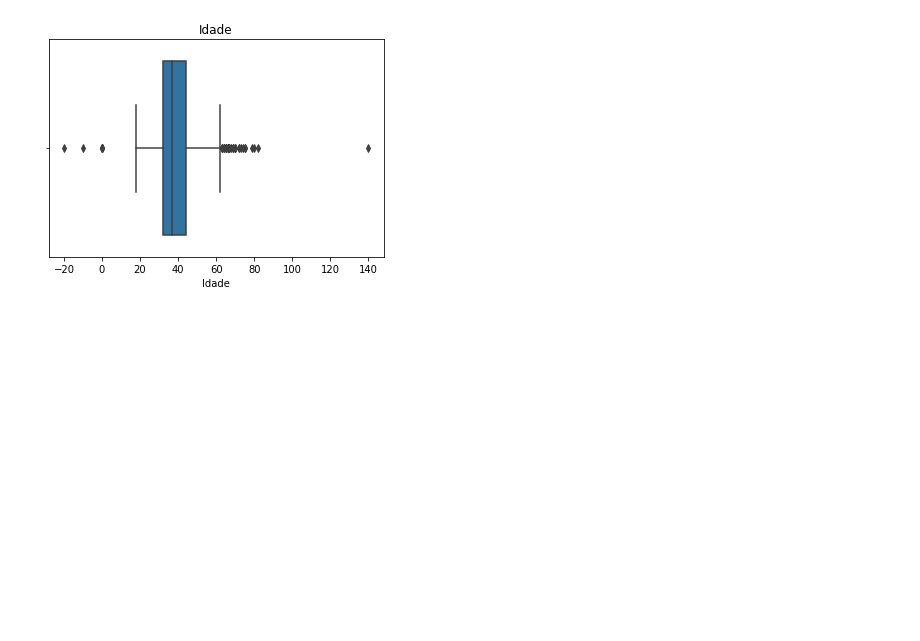
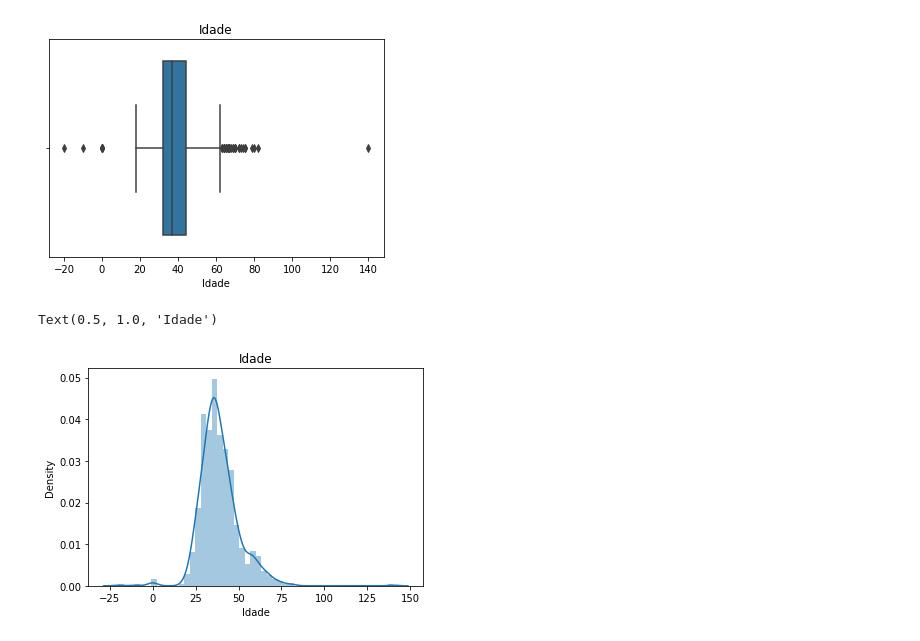
Before and after one commit to nogran/Modelo-Churn, a Jupyter notebook: Untitled.ipynb, the cells around one changed output. Saved outputs shown, nothing was run; the diff lists cells and outputs as text; code cells hidden in the pictures; blank space fills up the shorter version.

Commit message:
Analise exploratoria dos dados finalizada. Foi realizado atraves das bibliotecas pandas e seaborn para visualizacao dos dados. Verificacao de valores NAN (informacoes nao preenchidas) realizada.

```diff
--- a/Untitled.ipynb
+++ b/Untitled.ipynb
@@ -118,3 +118,8 @@ srn.boxplot(dataset['Idade']).set_title('Idade')
 # %% [output]
 Text(0.5, 1.0, 'Idade')
 [figure]
+# %%
+srn.distplot(dataset['Idade']).set_title('Idade')
+# %% [output]
+Text(0.5, 1.0, 'Idade')
+[figure, added]
```
Also changed, not shown: parts of 8 cells of this notebook, 1 other file.
